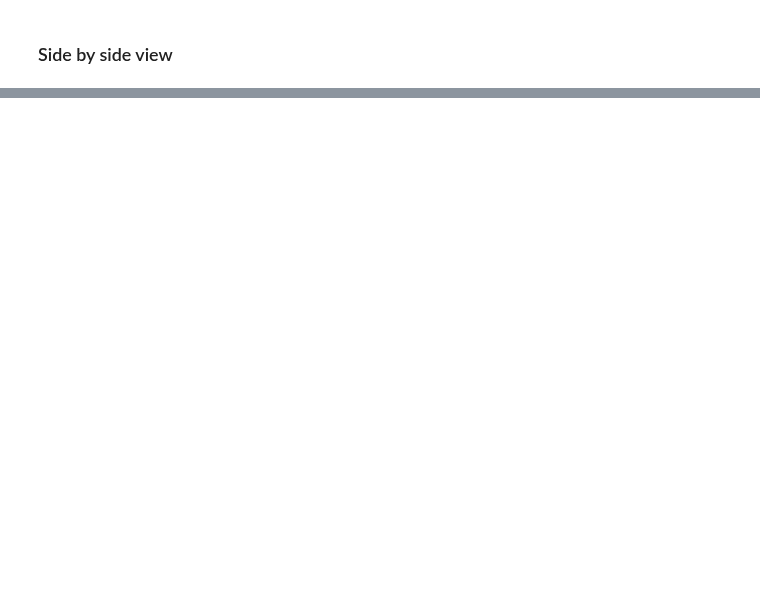
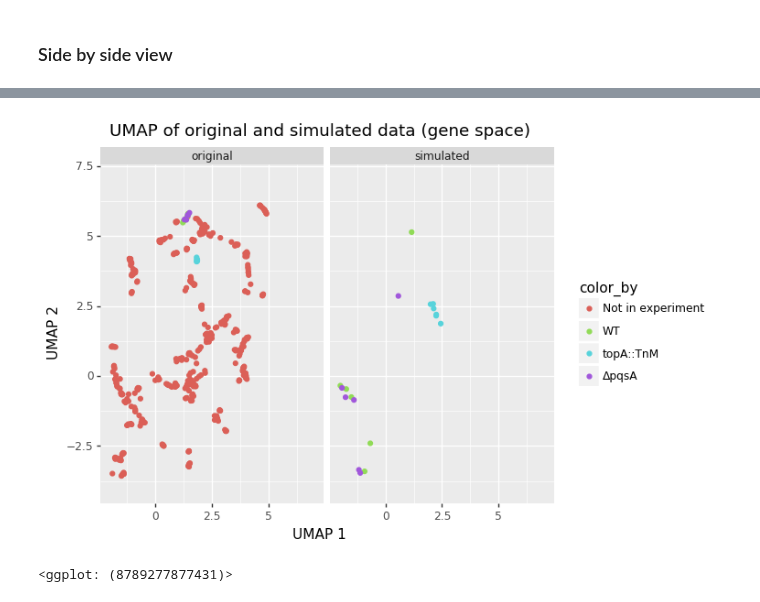
Before and after one commit to greenelab/simulate-expression-compendia, a Jupyter notebook: scripts/analysis_1/3_visualize_data.ipynb, the cells around one changed output, grey strips where cells are left out. Cells and saved outputs as stored; diff of their text form; code cells hidden in the pictures; blank space fills up the shorter version.

```diff
--- a/scripts/analysis_1/3_visualize_data.ipynb
+++ b/scripts/analysis_1/3_visualize_data.ipynb
@@ -238,19 +243,22 @@ ggplot(combined_data_df, aes(x='1', y='2')) \
 # %%
 # Zoomed in view
 
 # Add label for input or simulated dataset
 input_data_UMAPencoded_df['dataset'] = 'original'
 simulated_data_UMAPencoded_df['dataset'] = 'simulated'
 
 # Concatenate input and simulated dataframes together
 combined_data_df = pd.concat([input_data_UMAPencoded_df, simulated_data_UMAPencoded_df])
 
 # Plot
 ggplot(combined_data_df, aes(x='1', y='2')) \
 + geom_point(aes(color='color_by'), alpha=1) \
 + facet_wrap('~dataset') \
 + xlab('UMAP 1') \
 + ylab('UMAP 2') \
-+ xlim(7, 11) \
-+ ylim(-4, 0) \
-+ ggtitle('UMAP of original and simulated data')
++ xlim(-2, 7) \
++ ylim(-4, 7) \
++ ggtitle('UMAP of original and simulated data (gene space)')
+# %% [output]
+[figure, added]
+<ggplot: (8789277877431)>
```
Also changed, not shown: parts of 19 cells of this notebook, 1 other file.
